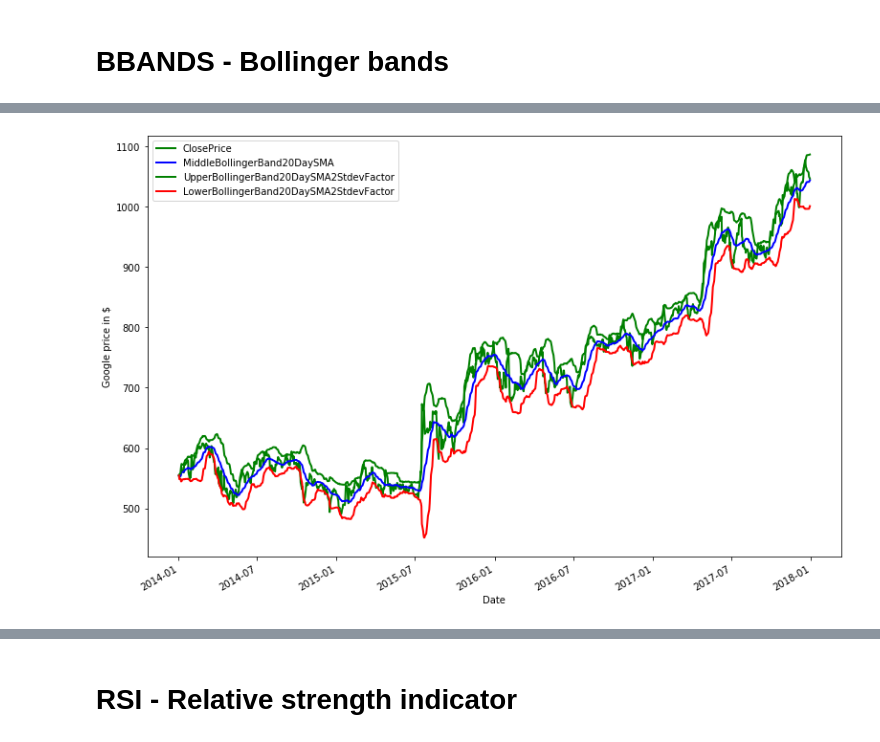
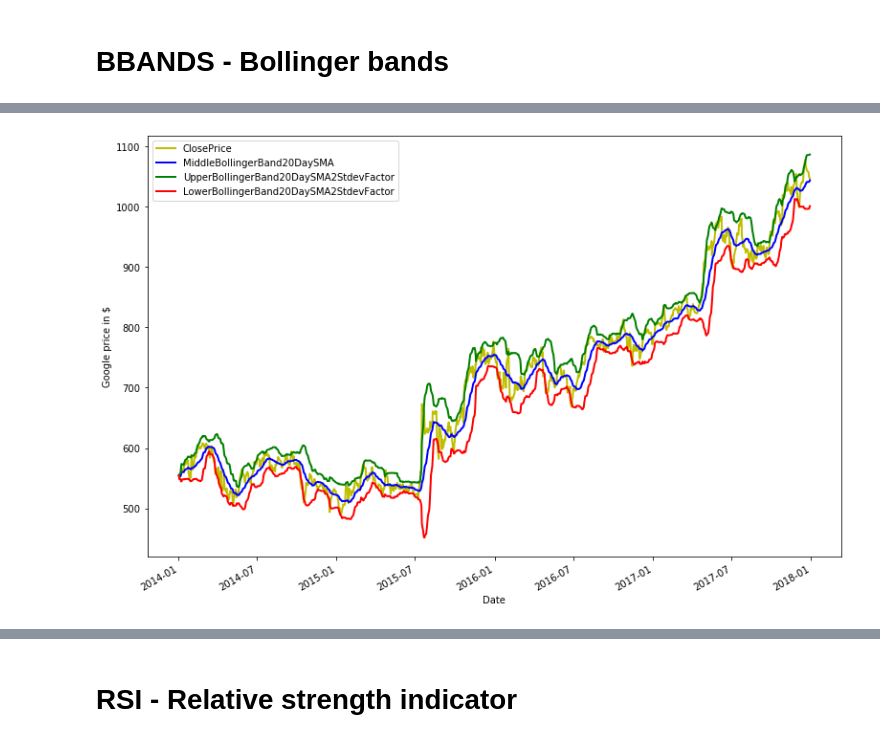
Before and after one commit to ahmed-raza1/Trading_Bot, a Jupyter notebook: strategies/Strategies&signals.ipynb, the cells around one changed output, grey strips where cells are left out. Saved outputs shown, nothing was run; the diff lists cells and outputs as text; code cells hidden in the pictures.

```diff
--- a/strategies/Strategies_8.ipynb
+++ b/strategies/Strategies&signals.ipynb
@@ -331,10 +341,10 @@ goog_data.head(2) # test for current goog_data
 # %%
 fig = plt.figure(figsize = (13,9))
 ax1 = fig.add_subplot(111, ylabel='Google price in $')
-close_price.plot(ax=ax1, color='g', lw=2., legend=True)
+close_price.plot(ax=ax1, color='y', lw=2., legend=True)
 mband.plot(ax=ax1, color='b', lw=2., legend=True)
 uband.plot(ax=ax1, color='g', lw=2., legend=True)
 lband.plot(ax=ax1, color='r', lw=2., legend=True)
 plt.show()
 # %% [output]
-[figure, old version]
+[figure, new version]
```
Also changed, not shown: parts of 7 cells of this notebook.
